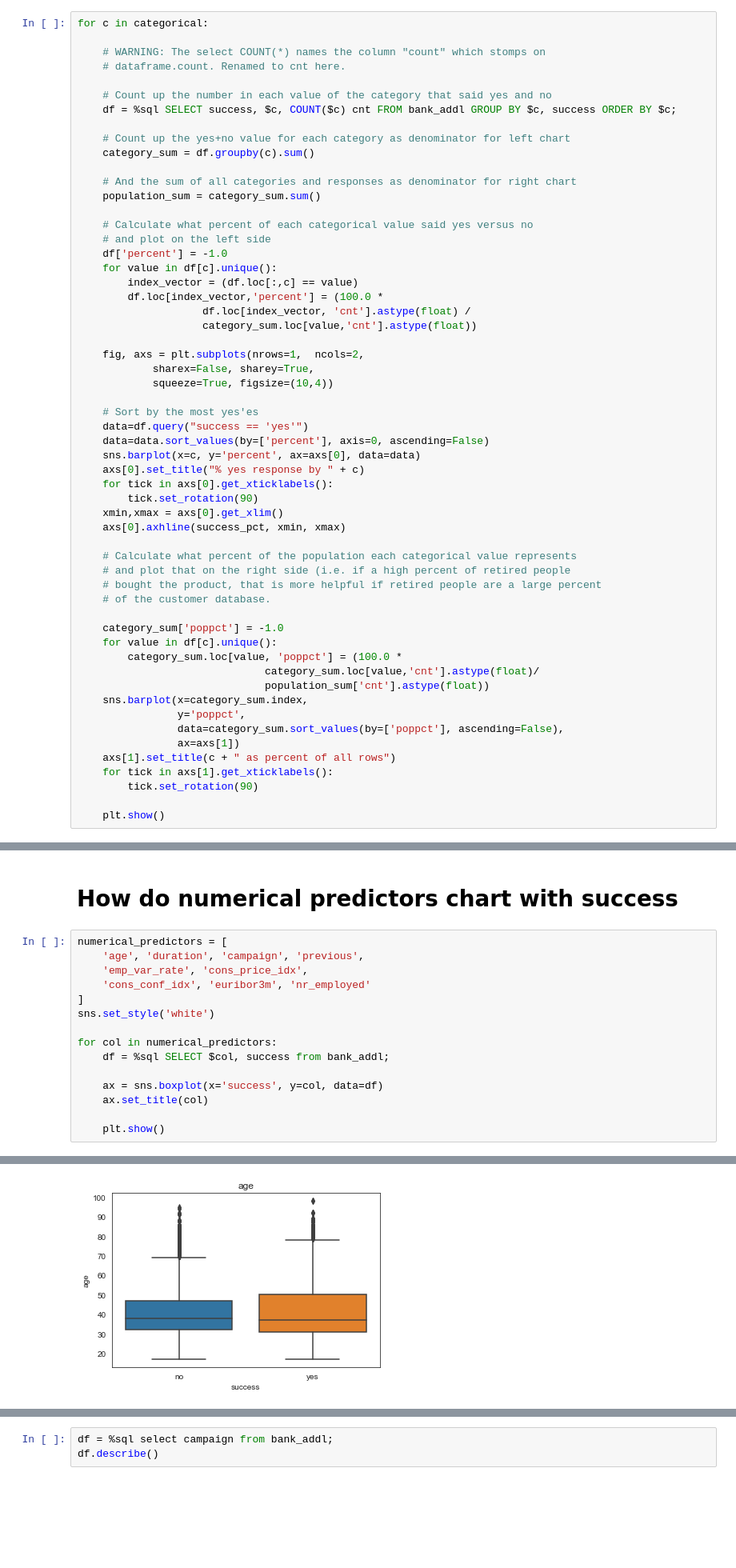
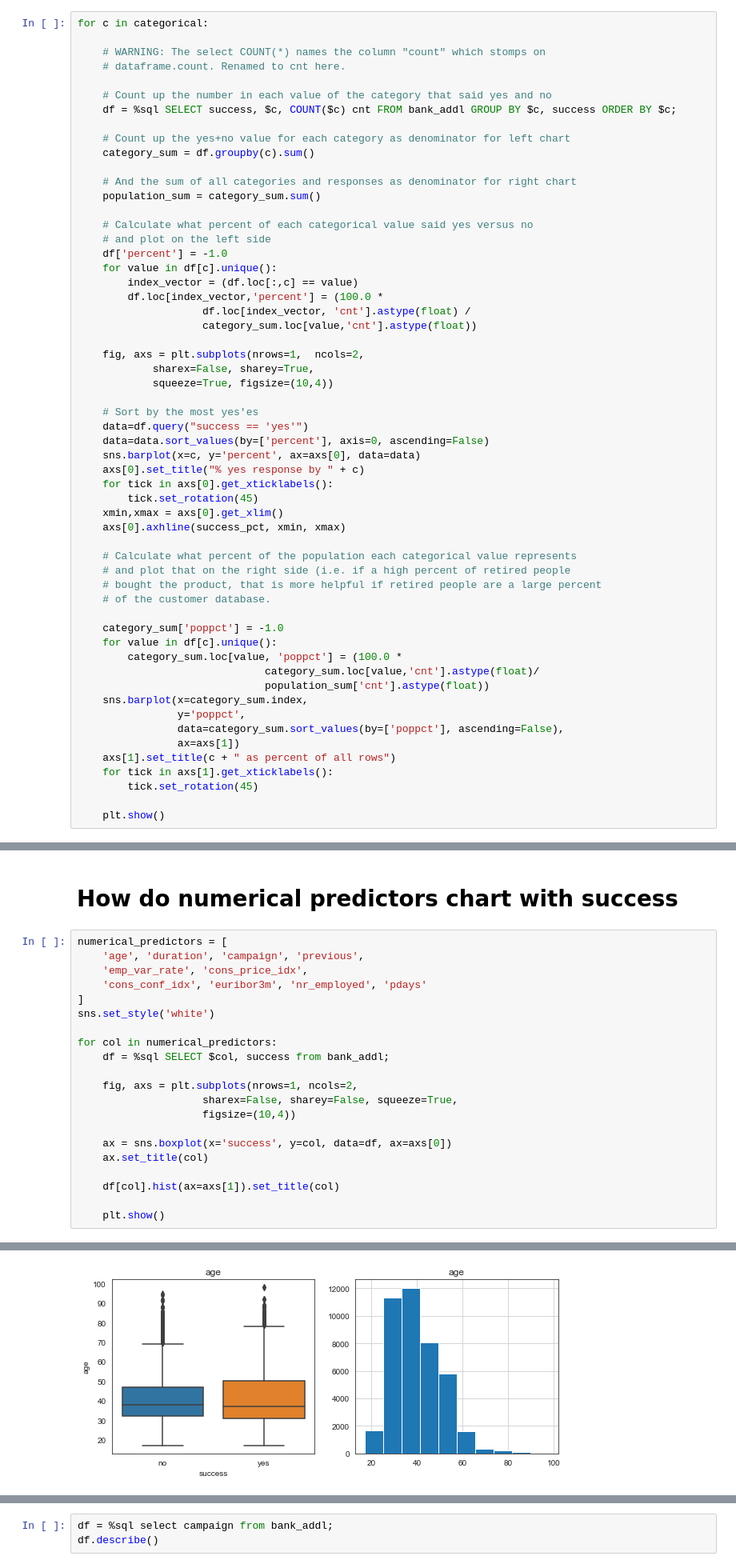
Before and after one commit to j-carson/telemarketing-classification, a Jupyter notebook: src/EDA.ipynb, the cells around one changed output, grey strips where cells are left out. Shown at 80% size. Saved outputs shown, nothing was run; the diff lists cells and outputs as text; blank space fills up the shorter version.

```diff
--- a/src/EDA.ipynb
+++ b/src/EDA.ipynb
@@ -106,7 +106,7 @@ for c in categorical:
     sns.barplot(x=c, y='percent', ax=axs[0], data=data)
     axs[0].set_title("% yes response by " + c)
     for tick in axs[0].get_xticklabels():
-        tick.set_rotation(90)
+        tick.set_rotation(45)
     xmin,xmax = axs[0].get_xlim()
     axs[0].axhline(success_pct, xmin, xmax)
 
@@ -126,7 +126,7 @@ for c in categorical:
                 ax=axs[1])
     axs[1].set_title(c + " as percent of all rows")
     for tick in axs[1].get_xticklabels():
-        tick.set_rotation(90)
+        tick.set_rotation(45)
 
     plt.show()
 # %% [output]
@@ -154,21 +154,27 @@ for c in categorical:
 # %%
 numerical_predictors = [
     'age', 'duration', 'campaign', 'previous',
     'emp_var_rate', 'cons_price_idx',
-    'cons_conf_idx', 'euribor3m', 'nr_employed'
+    'cons_conf_idx', 'euribor3m', 'nr_employed', 'pdays'
 ]
 sns.set_style('white')
 
 for col in numerical_predictors:
     df = %sql SELECT $col, success from bank_addl;
 
-    ax = sns.boxplot(x='success', y=col, data=df)
+    fig, axs = plt.subplots(nrows=1, ncols=2,
+                    sharex=False, sharey=False, squeeze=True,
+                    figsize=(10,4))
+
+    ax = sns.boxplot(x='success', y=col, data=df, ax=axs[0])
     ax.set_title(col)
 
+    df[col].hist(ax=axs[1]).set_title(col)
+
     plt.show()
 # %% [output]
  * postgresql://localhost/bankcalls
 41188 rows affected.
-[figure, old version]
+[figure, new version]
  * postgresql://localhost/bankcalls
 41188 rows affected.
```
Also changed, not shown: parts of 8 cells of this notebook, 1 other file.
